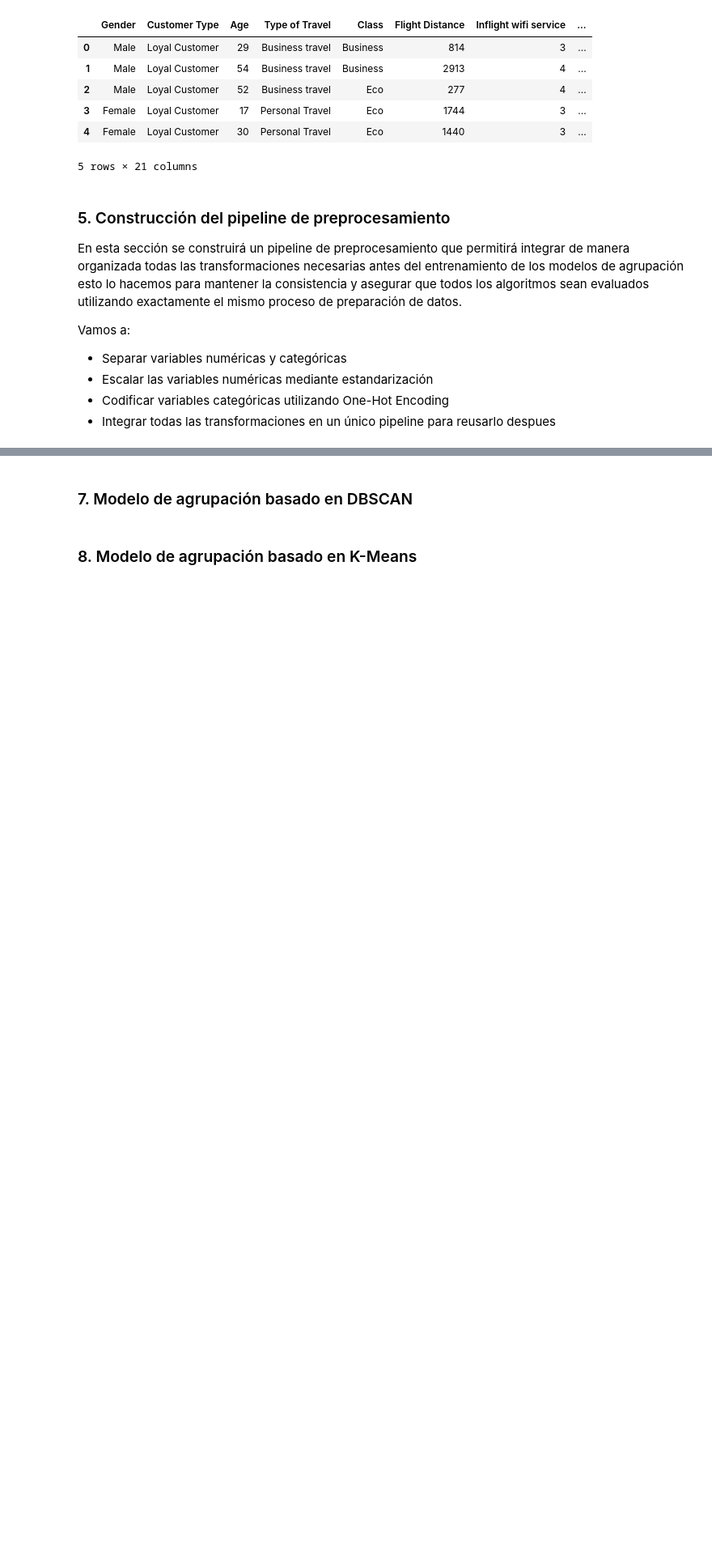
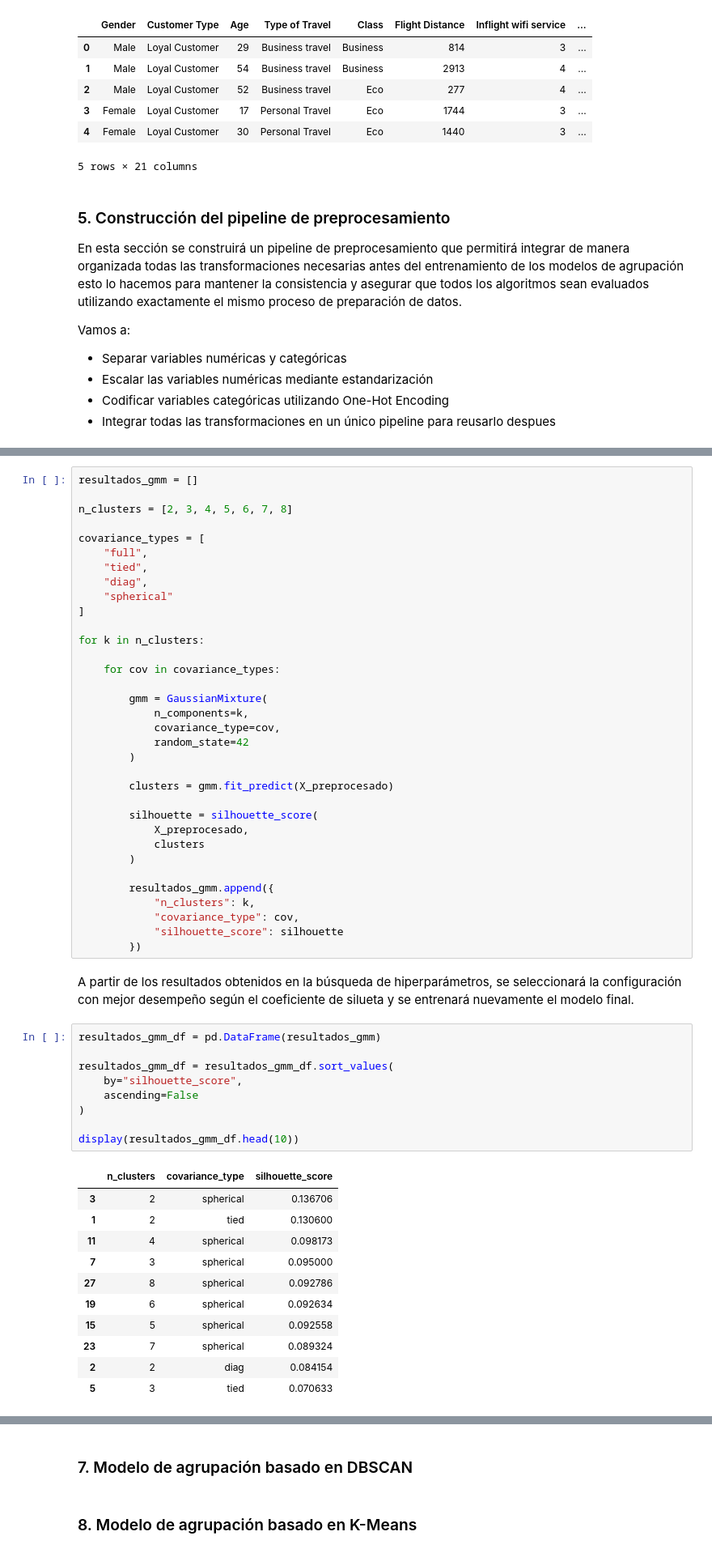
Before and after one commit to lfelipesales/Laboratorios-AprendizajeDeMaquina, a Jupyter notebook: LAB4/Laboratorio4.ipynb, the cells around one changed output, grey strips where cells are left out. Shown at 81% size. Cells and saved outputs as stored; diff of their text form; blank space fills up the shorter version.

```diff
--- a/LAB4/Laboratorio4.ipynb
+++ b/LAB4/Laboratorio4.ipynb
@@ -230,0 +288,57 @@ print(categoricas)
+# %%
+resultados_gmm = []
+
+n_clusters = [2, 3, 4, 5, 6, 7, 8]
+
+covariance_types = [
+    "full",
+    "tied",
+    "diag",
+    "spherical"
+]
+
+for k in n_clusters:
+
+    for cov in covariance_types:
+
+        gmm = GaussianMixture(
+            n_components=k,
+            covariance_type=cov,
+            random_state=42
+        )
+
+        clusters = gmm.fit_predict(X_preprocesado)
+
+        silhouette = silhouette_score(
+            X_preprocesado,
+            clusters
+        )
+
+        resultados_gmm.append({
+            "n_clusters": k,
+            "covariance_type": cov,
+            "silhouette_score": silhouette
+        })
+# %% [markdown]
+A partir de los resultados obtenidos en la búsqueda de hiperparámetros, se seleccionará la configuración con mejor desempeño según el coeficiente de silueta y se entrenará nuevamente el modelo final.
+# %%
+resultados_gmm_df = pd.DataFrame(resultados_gmm)
+
+resultados_gmm_df = resultados_gmm_df.sort_values(
+    by="silhouette_score",
+    ascending=False
+)
+
+display(resultados_gmm_df.head(10))
+# %% [output]
+|  | n_clusters | covariance_type | silhouette_score |
+| 3 | 2 | spherical | 0.136706 |
+| 1 | 2 | tied | 0.130600 |
+| 11 | 4 | spherical | 0.098173 |
+| 7 | 3 | spherical | 0.095000 |
+| 27 | 8 | spherical | 0.092786 |
+| 19 | 6 | spherical | 0.092634 |
+| 15 | 5 | spherical | 0.092558 |
+| 23 | 7 | spherical | 0.089324 |
+| 2 | 2 | diag | 0.084154 |
+| 5 | 3 | tied | 0.070633 |
```
Also changed, not shown: parts of 13 cells of this notebook.
